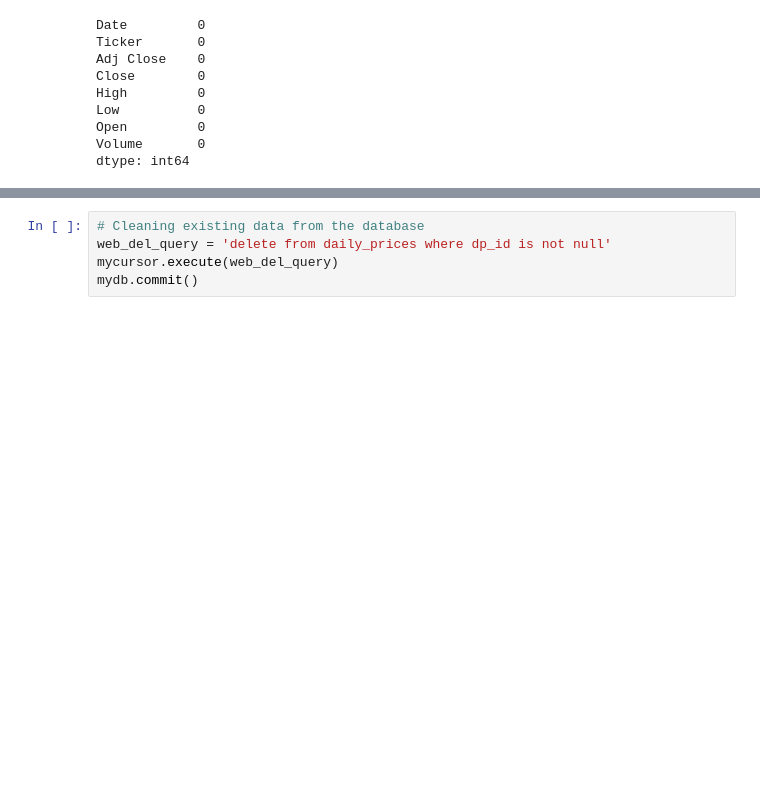
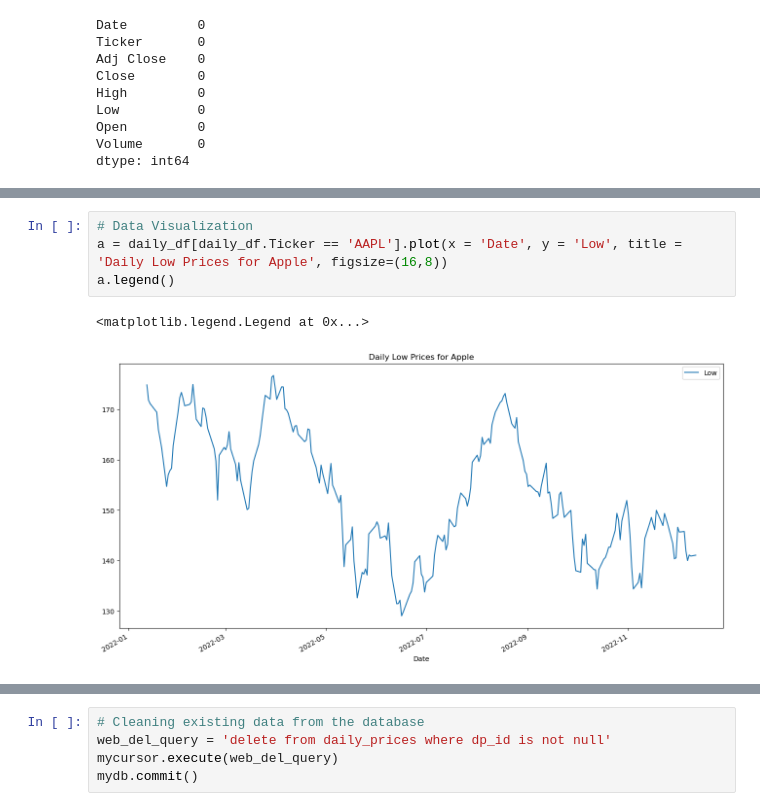
Before and after one commit to Draconian10/StockAssist, a Jupyter notebook: Data_Scraping_Cleaning/Data_Processing.ipynb, the cells around one changed output, grey strips where cells are left out. Saved outputs shown, nothing was run; the diff lists cells and outputs as text; blank space fills up the shorter version.

```diff
--- a/Data_Scraping_Cleaning/Data_Processing.ipynb
+++ b/Data_Scraping_Cleaning/Data_Processing.ipynb
@@ -683,0 +708,7 @@ daily_df.head()
+# %%
+# Data Visualization
+a = daily_df[daily_df.Ticker == 'AAPL'].plot(x = 'Date', y = 'Low', title = 'Daily Low Prices for Apple', figsize=(16,8))
+a.legend()
+# %% [output]
+<matplotlib.legend.Legend at 0x...>
+[figure, added]
```
Also changed, not shown: parts of 34 cells of this notebook, 1 other file.
